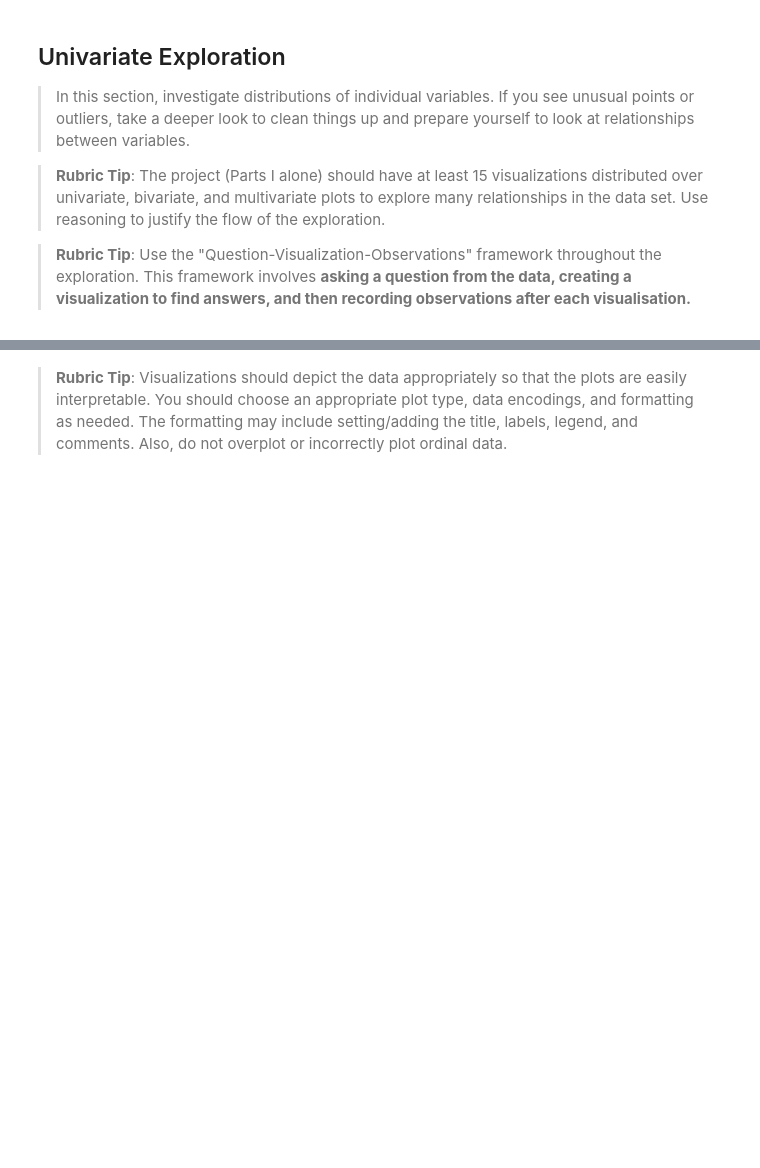
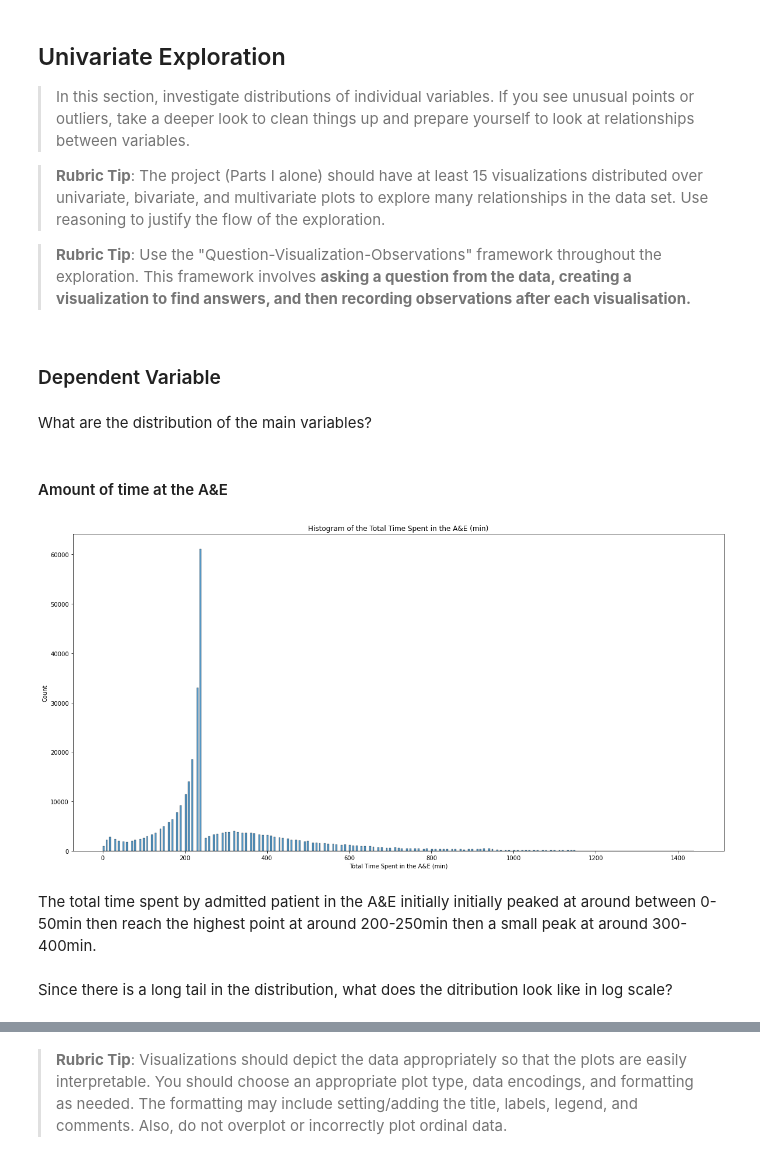
Before and after one commit to biogear13/A-E_admitted_Synthetic_Data, a Jupyter notebook: AandE_admission_EA.ipynb, the cells around one changed output, grey strips where cells are left out. Saved outputs shown, nothing was run; the diff lists cells and outputs as text; code cells hidden in the pictures; blank space fills up the shorter version.

```diff
--- a/AandE_admission_EA.ipynb
+++ b/AandE_admission_EA.ipynb
@@ -265,3 +320,25 @@ and prepare yourself to look at relationships between variables.
 
 
 >**Rubric Tip**: Use the "Question-Visualization-Observations" framework  throughout the exploration. This framework involves **asking a question from the data, creating a visualization to find answers, and then recording observations after each visualisation.**
+# %% [markdown]
+### Dependent Variable
+# %% [markdown]
+What are the distribution of the main variables?
+# %% [markdown]
+#### Amount of time at the A&E
+# %%
+# Create a function that creates histograms
+def create_histogram(data, x, title, log_scale=False):
+    plt.figure(figsize=(20,10))
+    sns.histplot(data=data, x=x, log_scale=log_scale)
+    plt.xlabel(title)
+    plt.title(f'Histogram of the {title}')
+# %%
+# plot the histogram of the amount of time at the A&E
+create_histogram(aedata_df,'AE_Time_Mins', 'Total Time Spent in the A&E (min)')
+# %% [output]
+[figure, added]
+# %% [markdown]
+The total time spent by admitted patient in the A&E initially initially peaked at around between 0-50min then reach the highest point at around 200-250min then a small peak at around 300-400min.
+# %% [markdown]
+Since there is a long tail in the distribution, what does the ditribution look like in log scale?
```
Also changed, not shown: parts of 41 cells of this notebook.
